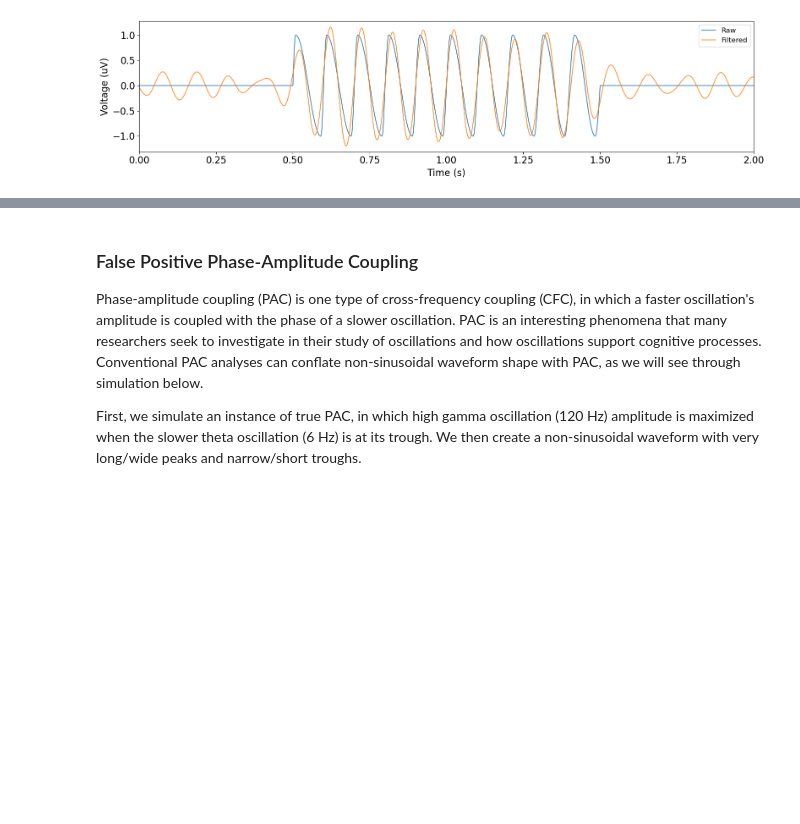
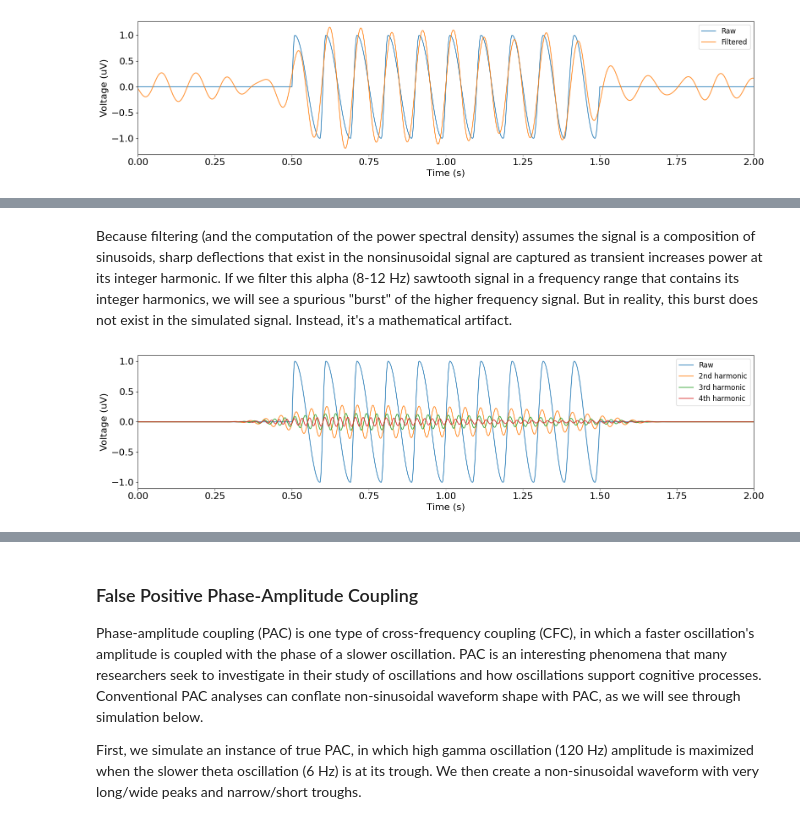
Before and after one commit to voytekresearch/spr, a Jupyter notebook: tutorials/02_bycycle/bycycle_00-Introduction.ipynb, the cells around one changed output, grey strips where cells are left out. Cells and saved outputs as stored; diff of their text form; code cells hidden in the pictures; blank space fills up the shorter version.

```diff
--- a/tutorials/02_bycycle/bycycle_00-Introduction.ipynb
+++ b/tutorials/02_bycycle/bycycle_00-Introduction.ipynb
@@ -185,0 +248,16 @@ plot_time_series(times, sig_filt, ax=ax, colors='C1', alpha=.8, xlim=(0, 2), lab
+# %% [markdown]
+Because filtering (and the computation of the power spectral density) assumes the signal is a composition of sinusoids, sharp deflections that exist in the nonsinusoidal signal are captured as transient increases power at its integer harmonic. If we filter this alpha (8-12 Hz) sawtooth signal in a frequency range that contains its integer harmonics, we will see a spurious "burst" of the higher frequency signal. But in reality, this burst does not exist in the simulated signal. Instead, it's a mathematical artifact.
+# %%
+f_harmonics = [[18,22], [28,32], [38,42]]
+sig_h2 = filter_signal(sig_periodic, fs, 'bandpass', f_harmonics[0], n_seconds=n_seconds_filter, remove_edges=False)
+sig_h3 = filter_signal(sig_periodic, fs, 'bandpass', f_harmonics[1], n_seconds=n_seconds_filter, remove_edges=False)
+sig_h4 = filter_signal(sig_periodic, fs, 'bandpass', f_harmonics[2], n_seconds=n_seconds_filter, remove_edges=False)
+
+fig, ax = plt.subplots(figsize=(16, 4))
+
+plot_time_series(times, sig_periodic, ax=ax, alpha=.8, colors='C0', xlim=(0, 2), labels='Raw')
+plot_time_series(times, sig_h2, ax=ax, alpha=.8, colors='C1', xlim=(0, 2), labels='2nd harmonic')
+plot_time_series(times, sig_h3, ax=ax, alpha=.8, colors='C2', xlim=(0, 2), labels='3rd harmonic')
+plot_time_series(times, sig_h4, ax=ax, alpha=.8, colors='C3', xlim=(0, 2), labels='4th harmonic')
+# %% [output]
+[figure, added]
```
Also changed, not shown: parts of 8 cells of this notebook.
